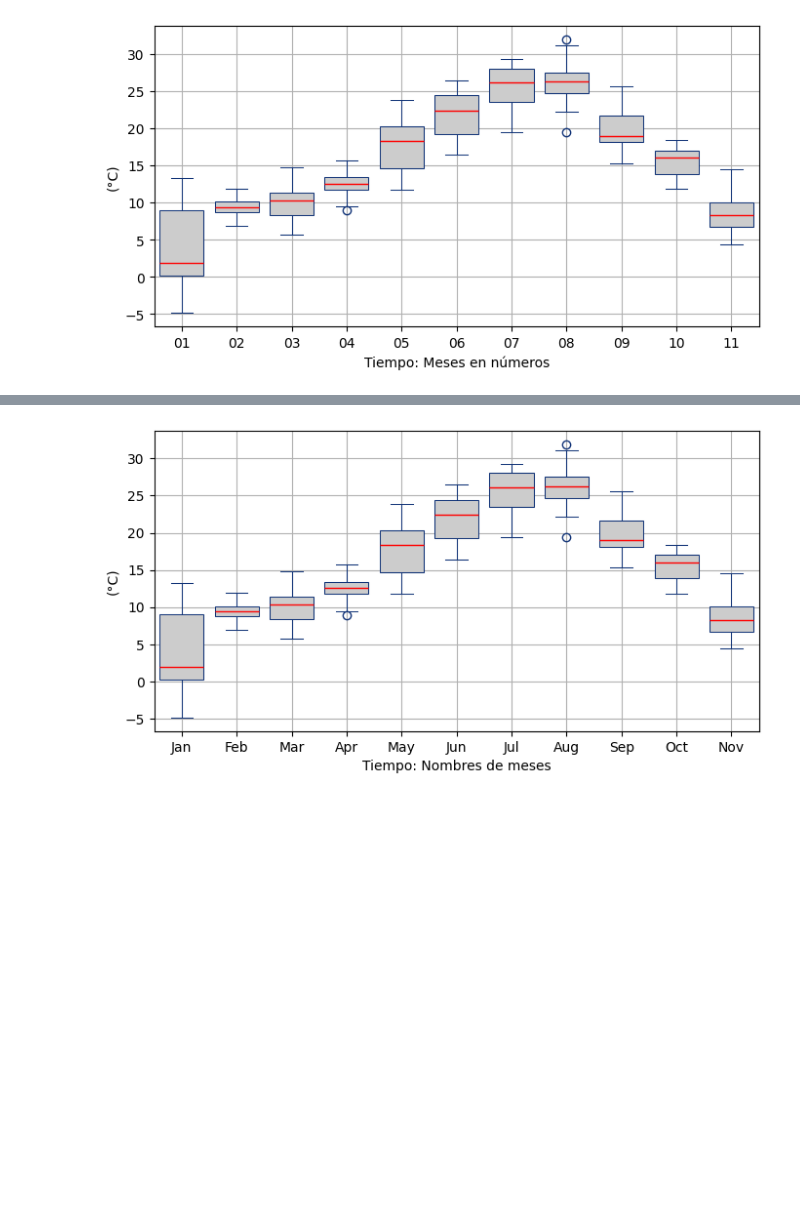
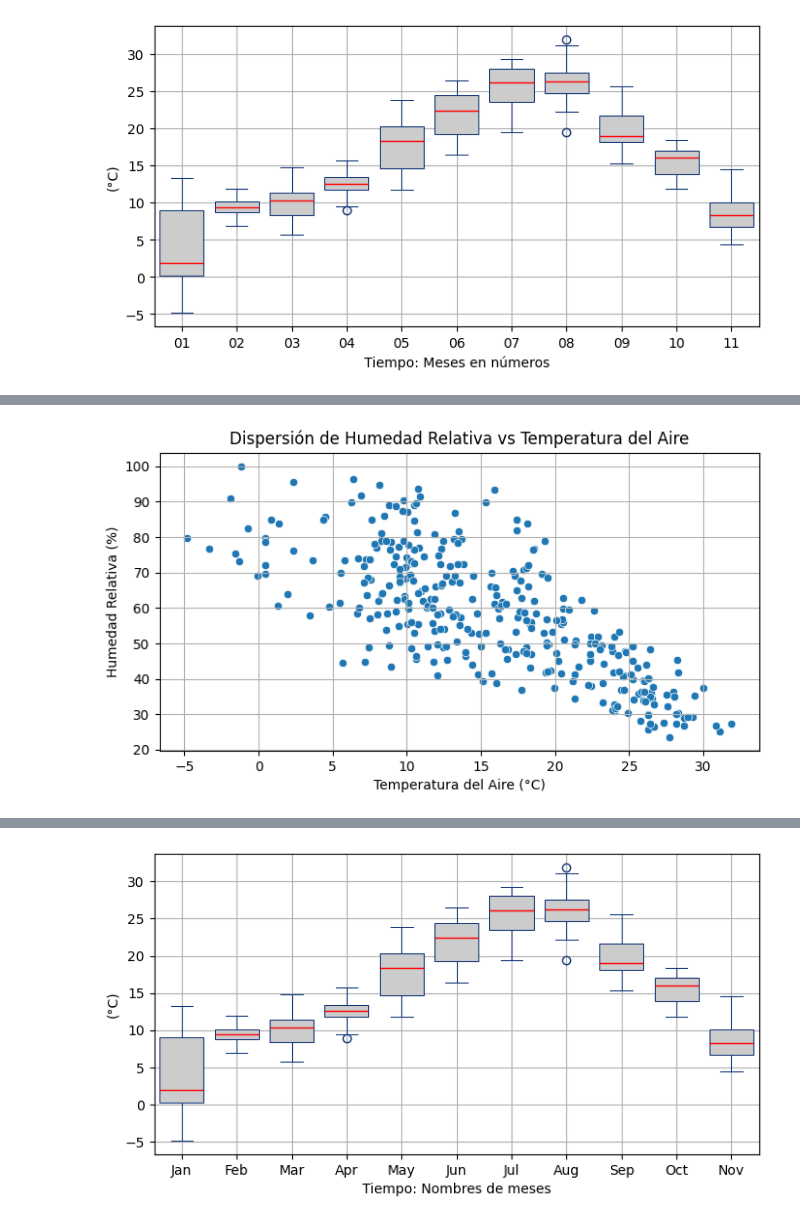
Before and after one commit to vrrp/sachabook_modulo1, a Jupyter notebook: _build/jupyter_execute/docs/sesion3-visualizacion_graficas.ipynb, the cells around one changed output, grey strips where cells are left out. Saved outputs shown, nothing was run; the diff lists cells and outputs as text; code cells hidden in the pictures; blank space fills up the shorter version.

```diff
--- a/_build/jupyter_execute/docs/sesion3-visualizacion_graficas.ipynb
+++ b/_build/jupyter_execute/docs/sesion3-visualizacion_graficas.ipynb
@@ -307,0 +366,11 @@ plt.grid(True)
+# %%
+fig, axes = plt.subplots(nrows=1, ncols=1, figsize=(8, 4))
+
+sns.scatterplot(x='temp_aire', y='hr', data=df_excel, ax=axes)
+plt.xlabel("Temperatura del Aire (°C)")
+plt.ylabel("Humedad Relativa (%)")
+plt.title("Dispersión de Humedad Relativa vs Temperatura del Aire")
+plt.grid(True)
+plt.show()
+# %% [output]
+[figure, added]
```
Also changed, not shown: parts of 9 cells of this notebook, 41 other files.
